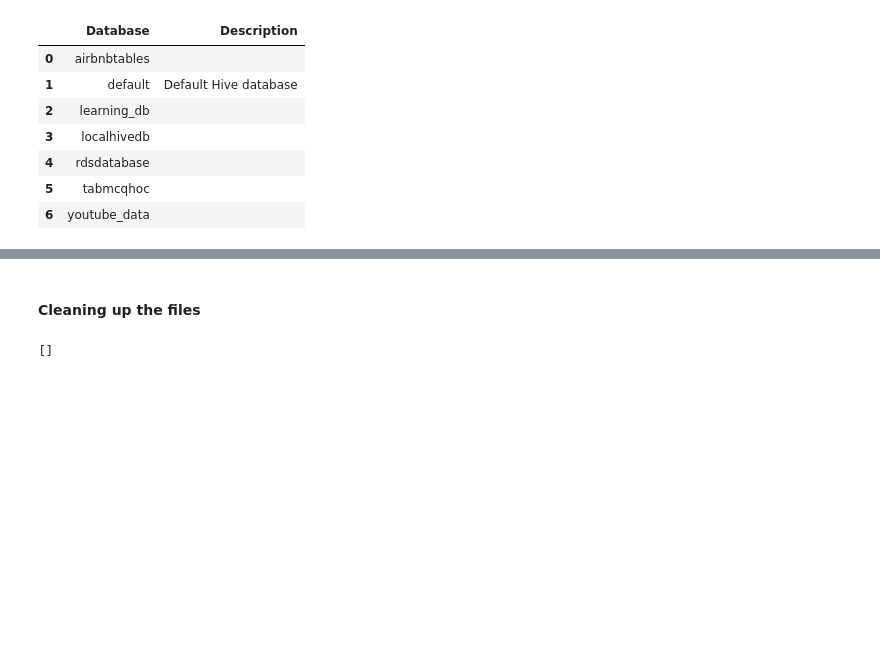
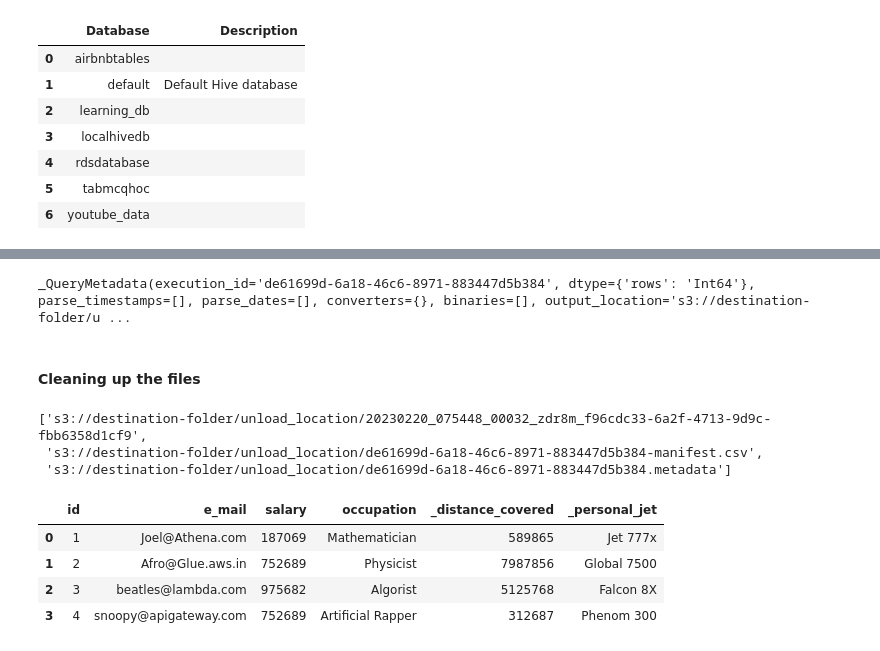
Before and after one commit to kshf-frq/s3-warehouse-playbook, a Jupyter notebook: jupyter_books/Athena_Glue_thru_AWSWrangler.ipynb, the cells around one changed output, grey strips where cells are left out. Cells and saved outputs as stored; diff of their text form; code cells hidden in the pictures; blank space fills up the shorter version.

```diff
--- a/jupyter_books/Athena_Glue_thru_AWSWrangler.ipynb
+++ b/jupyter_books/Athena_Glue_thru_AWSWrangler.ipynb
@@ -245,3 +261,15 @@ InvalidArgumentCombination: Queries with ctas_approach=True (default) does not s
+# %%
+wr.athena.unload(sql="""SELECT t.id, t.e_mail,
+                            salary,occupation,j._distance_covered,
+                            j._personal_jet
+                            FROM their_jets as j
+                            JOIN top_earners as t
+                            ON j.id = t.id""",
+                        database='learning_db',
+                        path=destination_bucket+'/unload_location',
+                         boto3_session=your_session)
+# %% [output]
+_QueryMetadata(execution_id='de61699d-6a18-46c6-8971-883447d5b384', dtype={'rows': 'Int64'}, parse_timestamps=[], parse_dates=[], converters={}, binaries=[], output_location='s3://destination-folder/u ...
 # %% [markdown]
 #### Cleaning up the files
 # %%
@@ -249,6 +277,18 @@ wr.s3.delete_objects(path=destination_bucket,boto3_session=your_session)
 # %%
 # Verify the data is written using list_objects
 
-wr.s3.list_objects(destination_bucket,boto3_session=your_session)
+wr.s3.list_objects(destination_bucket+"/unload_location",boto3_session=your_session)
 # %% [output]
-[]
+['s3://destination-folder/unload_location/20230220_075448_00032_zdr8m_f96cdc33-6a2f-4713-9d9c-fbb6358d1cf9',
+ 's3://destination-folder/unload_location/de61699d-6a18-46c6-8971-883447d5b384-manifest.csv',
+ 's3://destination-folder/unload_location/de61699d-6a18-46c6-8971-883447d5b384.metadata']
+# %%
+new_parquet = destination_bucket + '/unload_location/20230220_075448_00032_zdr8m_f96cdc33-6a2f-4713-9d9c-fbb6358d1cf9'
+joined_table = wr.s3.read_parquet(path=new_parquet,boto3_session=your_session)
+joined_table
+# %% [output]
+|  | id | e_mail | salary | occupation | _distance_covered | _personal_jet |
+| 0 | 1 | Joel@Athena.com | 187069 | Mathematician | 589865 | Jet 777x |
+| 1 | 2 | Afro@Glue.aws.in | 752689 | Physicist | 7987856 | Global 7500 |
+| 2 | 3 | beatles@lambda.com | 975682 | Algorist | 5125768 | Falcon 8X |
+| 3 | 4 | snoopy@apigateway.com | 752689 | Artificial Rapper | 312687 | Phenom 300 |
```
Also changed, not shown: parts of 5 cells of this notebook.
